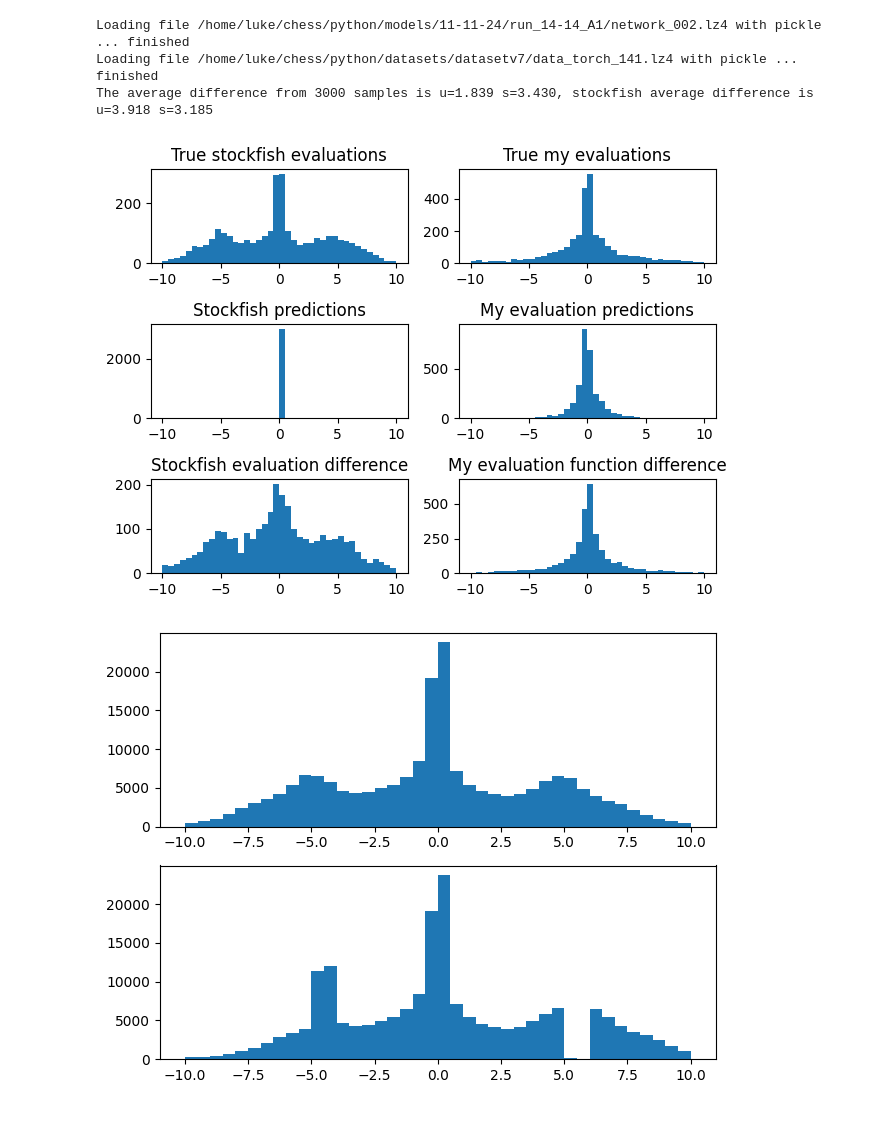
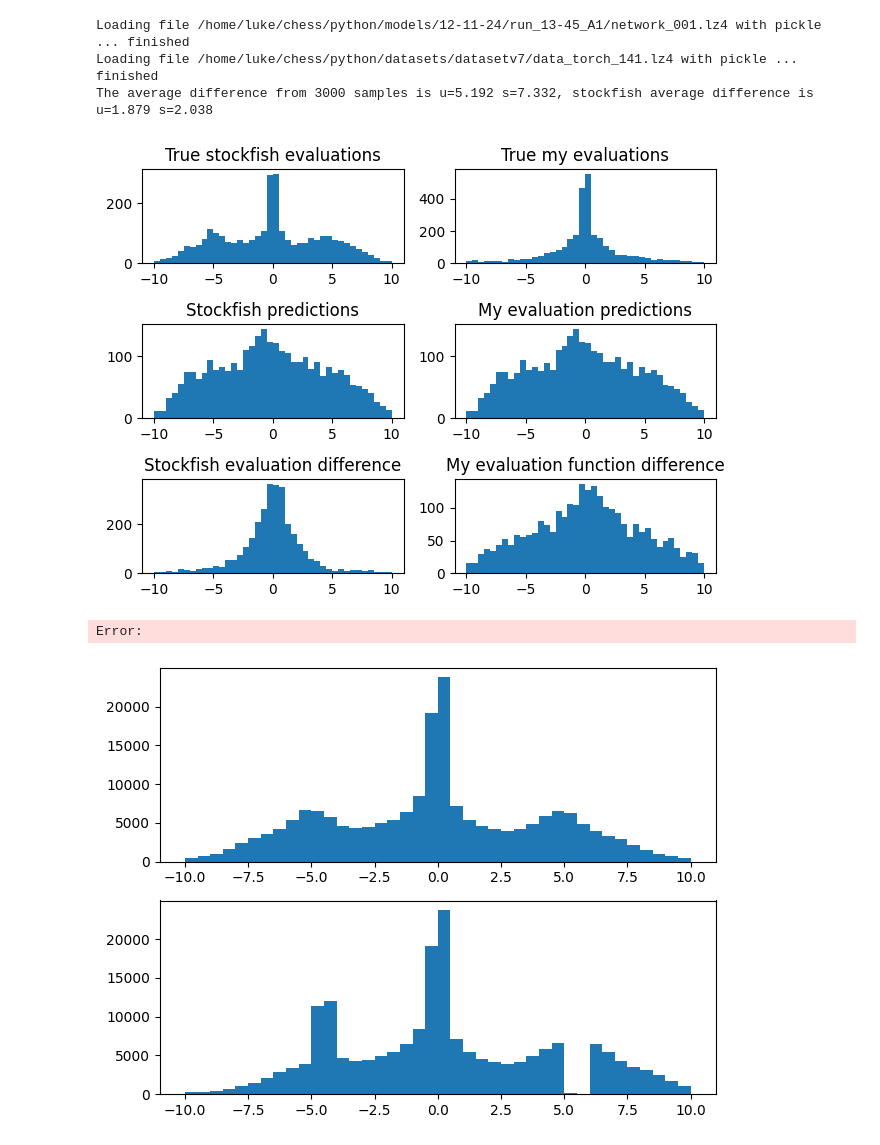
Before and after one commit to lukebeddow/chess, a Jupyter notebook: python/explore_data.ipynb, the cells around one changed output. Cells and saved outputs as stored; diff of their text form; code cells hidden in the pictures.

```diff
--- a/python/explore_data.ipynb
+++ b/python/explore_data.ipynb
@@ -918,5 +1107,5 @@ plt.show()
 # %%
-shuffle_dataset = True
+shuffle_dataset = False
 
 if shuffle_dataset:
 
@@ -1142,8 +1331,8 @@ if loadexisting:
     modelloader = ModelSaver("/home/luke/chess/python/models/")
     trained_net = modelloader.load("chessnet_model", id=None)
   else:
-    group = "11-11-24"
-    run = "run_14-14_A1"
+    group = "12-11-24"
+    run = "run_13-45_A1"
     modelloader = ModelSaver(f"/home/luke/chess/python/models/{group}/{run}")
     trained_net = modelloader.load("network", id=None)
 
@@ -1165,6 +1354,9 @@ inds = list(range(len(evals)))
 if rand:
   random.shuffle(inds)
 
+factors = [7, 0, 2.159]
+factors = [10, 0, 4]
+
 my_pred_vec = []
 sf_pred_vec = []
 my_diff_vec = []
@@ -1180,7 +1372,7 @@ for i in inds:
 
   # board piece rating comparison
   net_eval = (trained_net(boards[i].unsqueeze(dim=0))).to("cpu").squeeze(0)
-  net_eval = denormalise_data(net_eval, factors=[7, 0, 2.159])
+  net_eval = denormalise_data(net_eval, factors=factors)
 
   this_board_vec = boards[i].to("cpu")
   this_sf_eval = evals[i].to("cpu")
@@ -1198,8 +1390,8 @@ for i in inds:
     net_eval = net_eval[1:]
 
   elif len(net_eval) == 64:
-    net_sf = 0
-    net_my = torch.sum(net_eval)
+    net_sf = torch.sum(net_eval).detach()
+    net_my = torch.sum(net_eval).detach()
     sf_diff = this_sf_eval - net_my
     my_diff = this_my_eval - net_my
 
@@ -1234,36 +1426,37 @@ for i in inds:
 diff_sf = np.array(sf_diff_vec)
 mean_sf_diff = np.mean(np.abs(diff_sf))
 std_sf_diff = np.std(np.abs(diff_sf))
 
 diff_my = np.array(my_diff_vec)
 mean_my_diff = np.mean(np.abs(diff_my))
 std_my_diff = np.std(diff_my)
 
 sf_vec = np.array(sf_vec)
 
 print(f"The average difference from {n} samples is u={mean_my_diff:.3f} s={std_my_diff:.3f}, stockfish average difference is u={mean_sf_diff:.3f} s={std_sf_diff:.3f}")
 
 fig, axs = plt.subplots(3, 2)
 # axs[0].hist(evals.detach().to("cpu").numpy(), bins=40, range=(-10, 10))
 axs[0][0].hist(sf_vec, bins=40, range=(-10, 10))
 axs[1][0].hist(sf_pred_vec, bins=40, range=(-10, 10))
 axs[2][0].hist(diff_sf, bins=40, range=(-10, 10))
 axs[0][1].hist(my_vec, bins=40, range=(-10, 10))
 axs[1][1].hist(my_pred_vec, bins=40, range=(-10, 10))
 axs[2][1].hist(diff_my, bins=40, range=(-10, 10))
 axs[0][0].set_title("True stockfish evaluations")
 axs[1][0].set_title("Stockfish predictions")
 axs[2][0].set_title("Stockfish evaluation difference")
 axs[0][1].set_title("True my evaluations")
 axs[1][1].set_title("My evaluation predictions")
 axs[2][1].set_title("My evaluation function difference")
 fig.tight_layout()
 plt.show()
 # %% [output]
-Loading file /home/luke/chess/python/models/11-11-24/run_14-14_A1/network_002.lz4 with pickle ... finished
+Loading file /home/luke/chess/python/models/12-11-24/run_13-45_A1/network_001.lz4 with pickle ... finished
 Loading file /home/luke/chess/python/datasets/datasetv7/data_torch_141.lz4 with pickle ... finished
-The average difference from 3000 samples is u=1.839 s=3.430, stockfish average difference is u=3.918 s=3.185
+The average difference from 3000 samples is u=5.192 s=7.332, stockfish average difference is u=1.879 s=2.038
-[figure, old version]
+[figure, new version]
+Error:
 # %%
 np_evals = evals.detach().to("cpu").numpy()
 shifted_evals = np.copy(np_evals)
```
Also changed, not shown: parts of 9 cells of this notebook, 4 other files.
